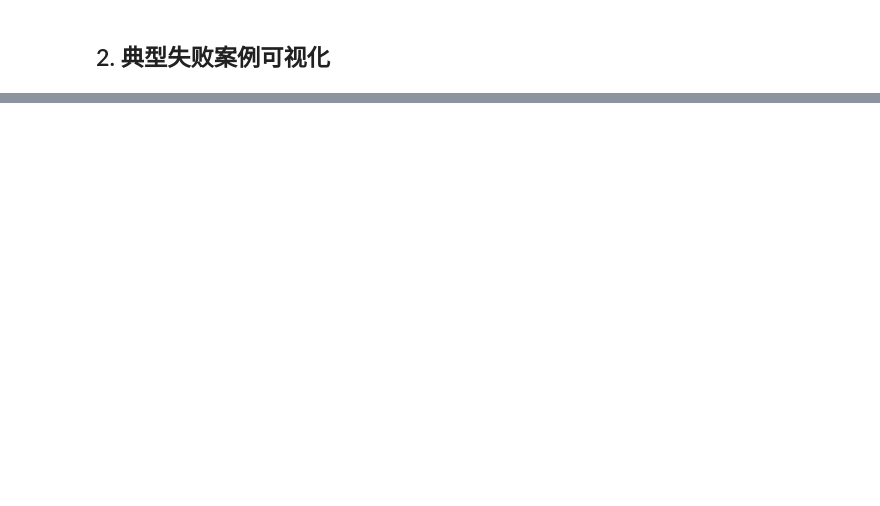
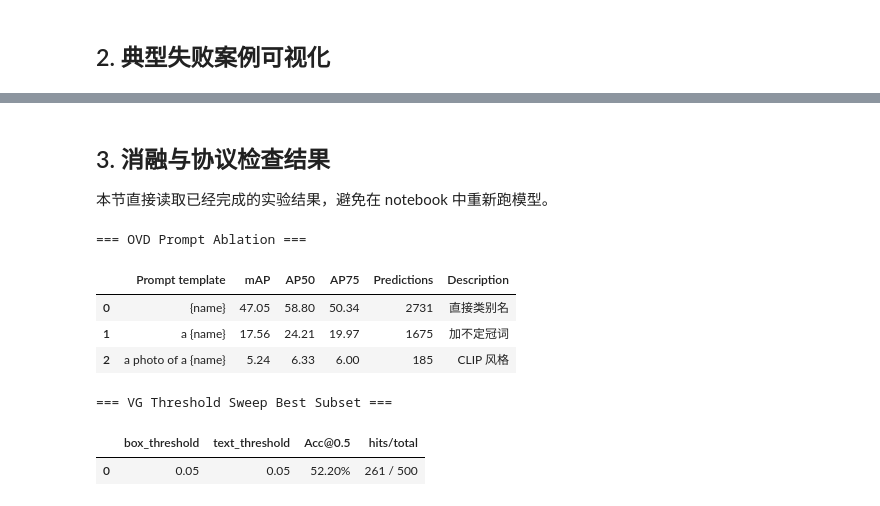
Before and after one commit to HaoHaoLucas/cv-project, a Jupyter notebook: notebooks/03_failure_analysis.ipynb, the cells around one changed output, grey strips where cells are left out. Drawn from its saved outputs; the diff is of its cells as text; code cells hidden in the pictures; blank space fills up the shorter version.

Commit message:
update notebooks with final results

```diff
--- a/notebooks/03_failure_analysis.ipynb
+++ b/notebooks/03_failure_analysis.ipynb
@@ -237,0 +128,44 @@ display(pd.DataFrame(vg_rows))
+# %% [markdown]
+## 3. 消融与协议检查结果
+
+本节直接读取已经完成的实验结果，避免在 notebook 中重新跑模型。
+# %%
+# OVD prompt ablation：读取已有结果。
+ablation_results = load_json('../results/coco/ablation_prompt.json')
+
+templates = ['{name}', 'a {name}', 'a photo of a {name}']
+ovd_rows = []
+for tmpl in templates:
+    m = ablation_results[tmpl]
+    ovd_rows.append({
+        'Prompt template': tmpl,
+        'mAP': f"{m['mAP']*100:.2f}",
+        'AP50': f"{m['AP50']*100:.2f}",
+        'AP75': f"{m['AP75']*100:.2f}",
+        'Predictions': m['n_preds'],
+        'Description': m.get('desc', ''),
+    })
+
+print('=== OVD Prompt Ablation ===')
+display(pd.DataFrame(ovd_rows))
+# %% [output]
+=== OVD Prompt Ablation ===
+|  | Prompt template | mAP | AP50 | AP75 | Predictions | Description |
+| 0 | {name} | 47.05 | 58.80 | 50.34 | 2731 | 直接类别名 |
+| 1 | a {name} | 17.56 | 24.21 | 19.97 | 1675 | 加不定冠词 |
+| 2 | a photo of a {name} | 5.24 | 6.33 | 6.00 | 185 | CLIP 风格 |
+# %%
+# VG threshold sweep：读取 500-sample subset 最佳结果。
+best_threshold = load_json('../results/exp_2026-05-23_vg_sweep/best_subset.json')
+threshold_df = pd.DataFrame([{
+    'box_threshold': best_threshold['box_threshold'],
+    'text_threshold': best_threshold['text_threshold'],
+    'Acc@0.5': f"{best_threshold['acc']*100:.2f}%",
+    'hits/total': f"{best_threshold['n_hit']} / {best_threshold['n_total']}",
+}])
+print('=== VG Threshold Sweep Best Subset ===')
+display(threshold_df)
+# %% [output]
+=== VG Threshold Sweep Best Subset ===
+|  | box_threshold | text_threshold | Acc@0.5 | hits/total |
+| 0 | 0.05 | 0.05 | 52.20% | 261 / 500 |
```
Also changed, not shown: parts of 15 cells of this notebook, 3 other files.
